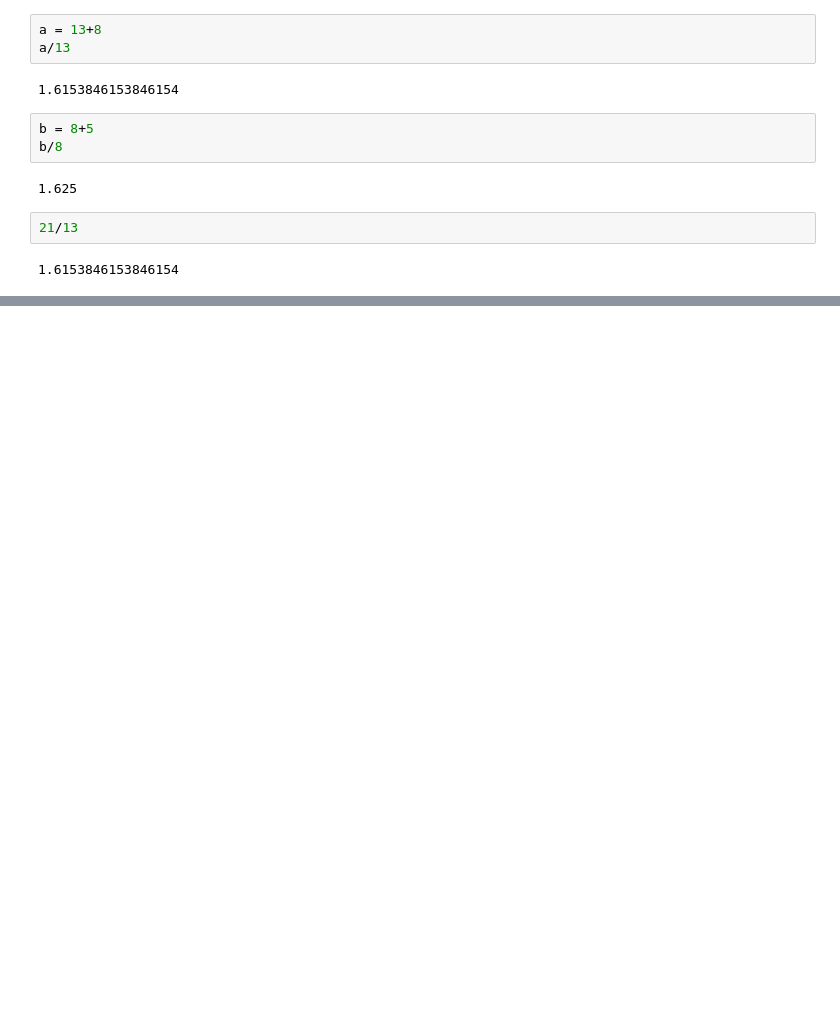
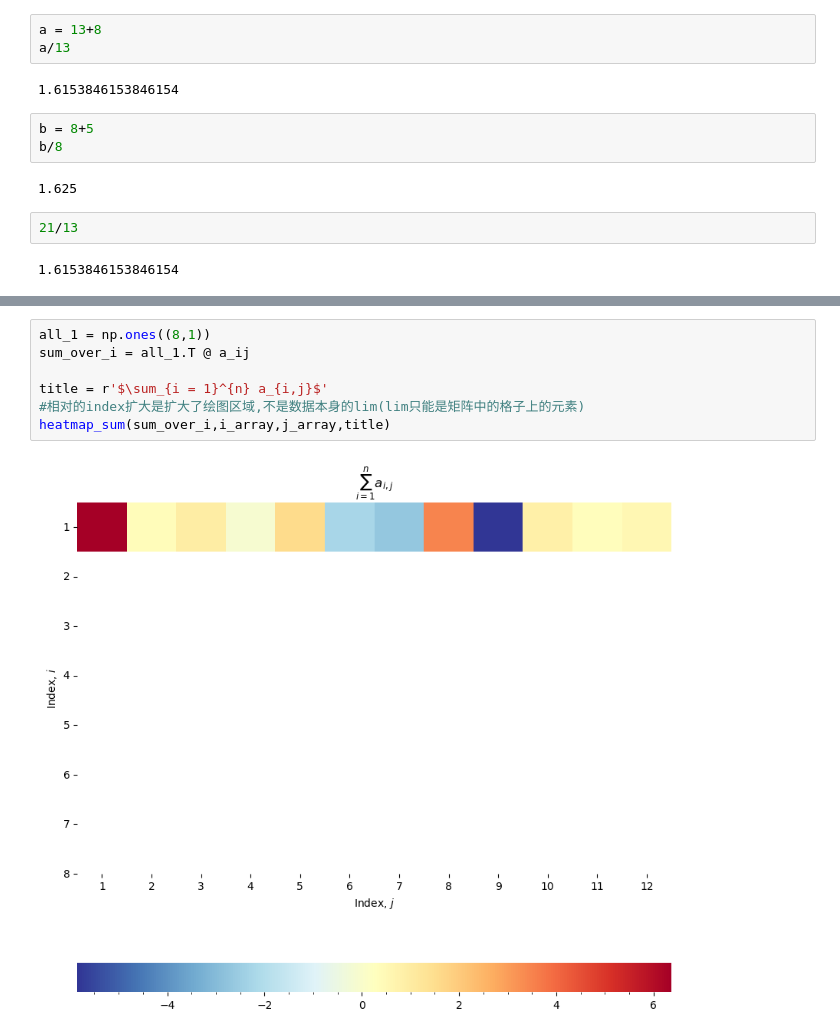
Before and after one commit to Arch-jyh/iris_books, a Jupyter notebook: book3/14.ipynb, the cells around one changed output, grey strips where cells are left out. Drawn from its saved outputs; the diff is of its cells as text; blank space fills up the shorter version.

```diff
--- a/book3/14.ipynb
+++ b/book3/14.ipynb
@@ -112,0 +149,9 @@ b/8
+# %%
+all_1 = np.ones((8,1))
+sum_over_i = all_1.T @ a_ij
+
+title = r'$\sum_{i = 1}^{n} a_{i,j}$'
+#相对的index扩大是扩大了绘图区域,不是数据本身的lim(lim只能是矩阵中的格子上的元素)
+heatmap_sum(sum_over_i,i_array,j_array,title)
+# %% [output]
+[figure, added]
```
Also changed, not shown: parts of 21 cells of this notebook, 2 other files.
